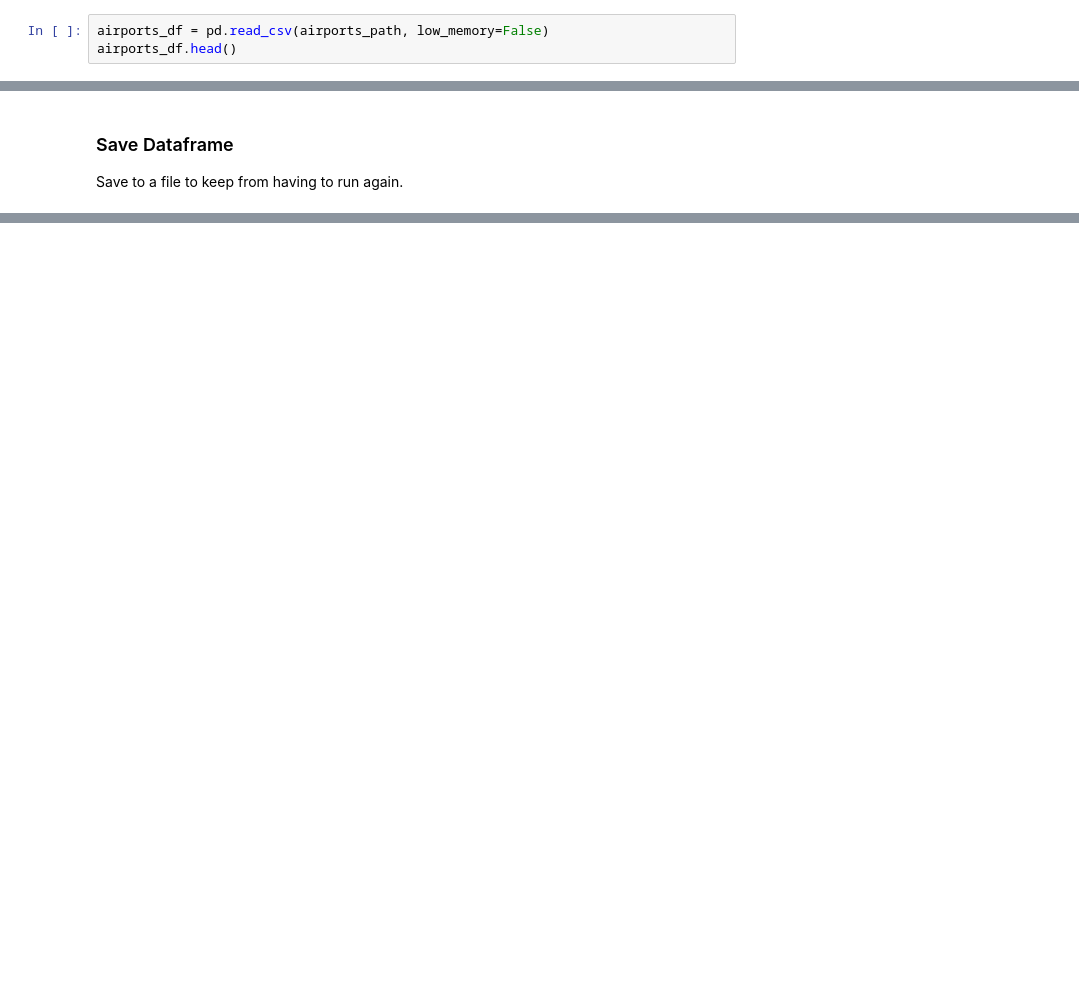
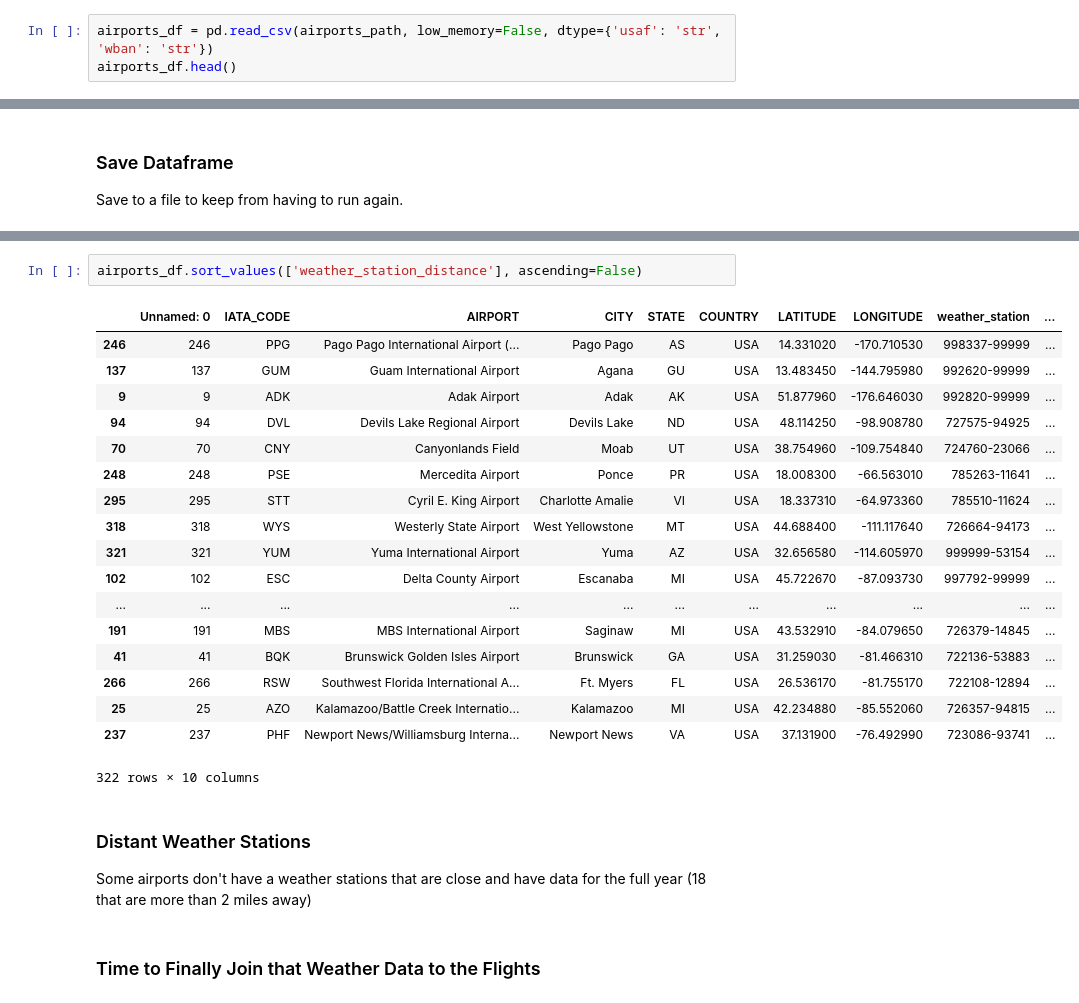
Before and after one commit to UNCG-CSE/Volag, a Jupyter notebook: src/data_munging.ipynb, the cells around one changed output, grey strips where cells are left out. Drawn from its saved outputs; the diff is of its cells as text; blank space fills up the shorter version.

```diff
--- a/src/data_munging.ipynb
+++ b/src/data_munging.ipynb
@@ -36,7 +38,7 @@ airlines_df.head()
 | 3 | F9 | Frontier Airlines Inc. |
 | 4 | B6 | JetBlue Airways |
 # %%
-airports_df = pd.read_csv(airports_path, low_memory=False)
+airports_df = pd.read_csv(airports_path, low_memory=False, dtype={'usaf': 'str', 'wban': 'str'})
 airports_df.head()
 # %% [output]
 |  | IATA_CODE | AIRPORT | CITY | STATE | COUNTRY | LATITUDE | LONGITUDE |
@@ -121,0 +232,26 @@ weather_df.to_csv(weather_merged_path, sep=',')
+# %%
+airports_df.sort_values(['weather_station_distance'], ascending=False)
+# %% [output]
+|  | Unnamed: 0 | IATA_CODE | AIRPORT | CITY | STATE | COUNTRY | LATITUDE | LONGITUDE | weather_station | ... |
+| 246 | 246 | PPG | Pago Pago International Airport (... | Pago Pago | AS | USA | 14.331020 | -170.710530 | 998337-99999 | ... |
+| 137 | 137 | GUM | Guam International Airport | Agana | GU | USA | 13.483450 | -144.795980 | 992620-99999 | ... |
+| 9 | 9 | ADK | Adak Airport | Adak | AK | USA | 51.877960 | -176.646030 | 992820-99999 | ... |
+| 94 | 94 | DVL | Devils Lake Regional Airport | Devils Lake | ND | USA | 48.114250 | -98.908780 | 727575-94925 | ... |
+| 70 | 70 | CNY | Canyonlands Field | Moab | UT | USA | 38.754960 | -109.754840 | 724760-23066 | ... |
+| 248 | 248 | PSE | Mercedita Airport | Ponce | PR | USA | 18.008300 | -66.563010 | 785263-11641 | ... |
+| 295 | 295 | STT | Cyril E. King Airport | Charlotte Amalie | VI | USA | 18.337310 | -64.973360 | 785510-11624 | ... |
+| 318 | 318 | WYS | Westerly State Airport | West Yellowstone | MT | USA | 44.688400 | -111.117640 | 726664-94173 | ... |
+| 321 | 321 | YUM | Yuma International Airport | Yuma | AZ | USA | 32.656580 | -114.605970 | 999999-53154 | ... |
+| 102 | 102 | ESC | Delta County Airport | Escanaba | MI | USA | 45.722670 | -87.093730 | 997792-99999 | ... |
+| ... | ... | ... | ... | ... | ... | ... | ... | ... | ... | ... |
+| 191 | 191 | MBS | MBS International Airport | Saginaw | MI | USA | 43.532910 | -84.079650 | 726379-14845 | ... |
+| 41 | 41 | BQK | Brunswick Golden Isles Airport | Brunswick | GA | USA | 31.259030 | -81.466310 | 722136-53883 | ... |
+| 266 | 266 | RSW | Southwest Florida International A... | Ft. Myers | FL | USA | 26.536170 | -81.755170 | 722108-12894 | ... |
+| 25 | 25 | AZO | Kalamazoo/Battle Creek Internatio... | Kalamazoo | MI | USA | 42.234880 | -85.552060 | 726357-94815 | ... |
+| 237 | 237 | PHF | Newport News/Williamsburg Interna... | Newport News | VA | USA | 37.131900 | -76.492990 | 723086-93741 | ... |
+322 rows × 10 columns
+# %% [markdown]
+### Distant Weather Stations
+Some airports don't have a weather stations that are close and have data for the full year (18 that are more than 2 miles away)
+# %% [markdown]
+### Time to Finally Join that Weather Data to the Flights
```
Also changed, not shown: parts of 31 cells of this notebook.
